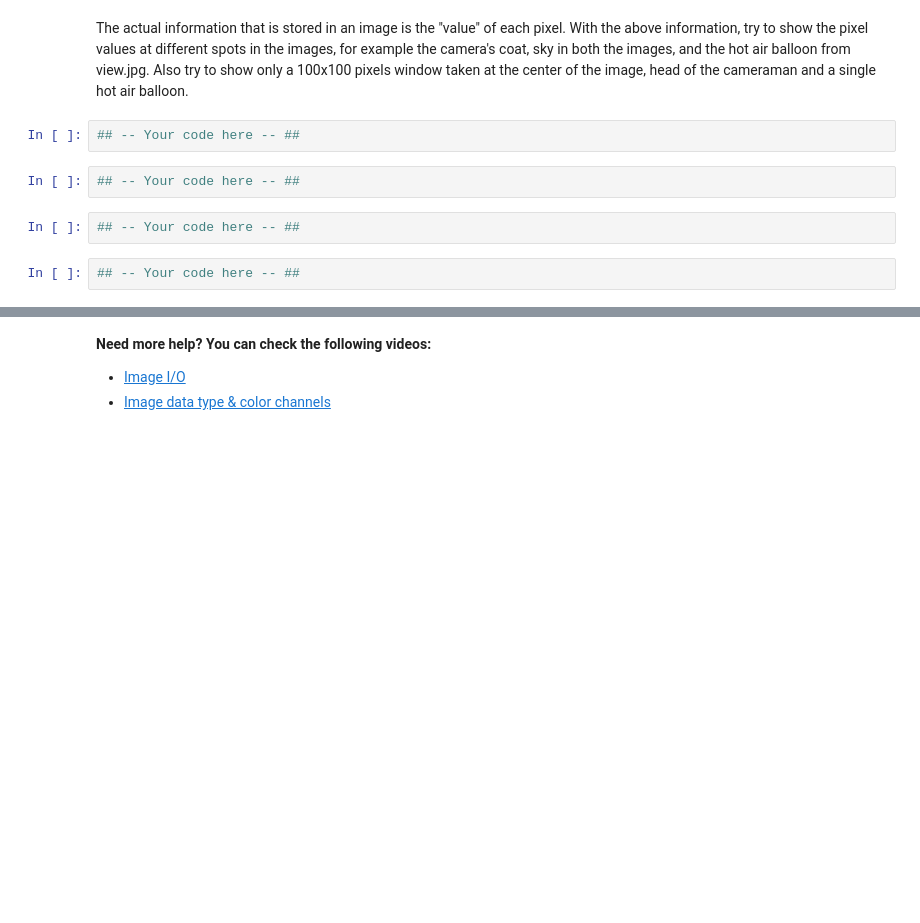
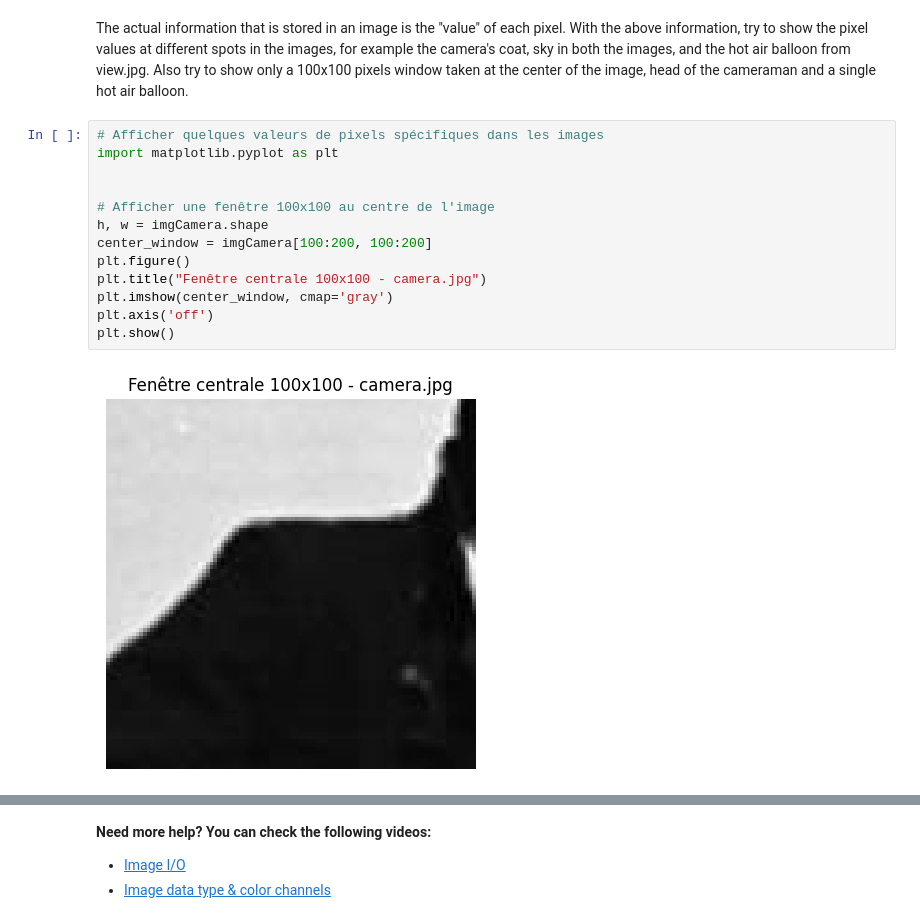
Before and after one commit to mordamed/ImageProcessing, a Jupyter notebook: TP1/TP1_Image_Information.ipynb, the cells around one changed output, grey strips where cells are left out. Cells and saved outputs as stored; diff of their text form; blank space fills up the shorter version.

```diff
--- a/TP1/TP1_Image_Information.ipynb
+++ b/TP1/TP1_Image_Information.ipynb
@@ -50,11 +68,18 @@ The red, green and blue use 8 bits each, which have integer values from 0 to 255
 # %% [markdown]
 The actual information that is stored in an image is the "value" of each pixel. With the above information, try to show the pixel values at different spots in the images, for example the camera's coat, sky in both the images, and the hot air balloon from view.jpg.
 Also try to show only a 100x100 pixels window taken at the center of the image, head of the cameraman and a single hot air balloon.
-# %%
-## -- Your code here -- ##
-# %%
-## -- Your code here -- ##
-# %%
-## -- Your code here -- ##
-# %%
-## -- Your code here -- ##
+# %%
+# Afficher quelques valeurs de pixels spécifiques dans les images
+import matplotlib.pyplot as plt
+
+
+# Afficher une fenêtre 100x100 au centre de l'image
+h, w = imgCamera.shape
+center_window = imgCamera[100:200, 100:200]
+plt.figure()
+plt.title("Fenêtre centrale 100x100 - camera.jpg")
+plt.imshow(center_window, cmap='gray')
+plt.axis('off')
+plt.show()
+# %% [output]
+[figure, added]
```
Also changed, not shown: parts of 32 cells of this notebook.
